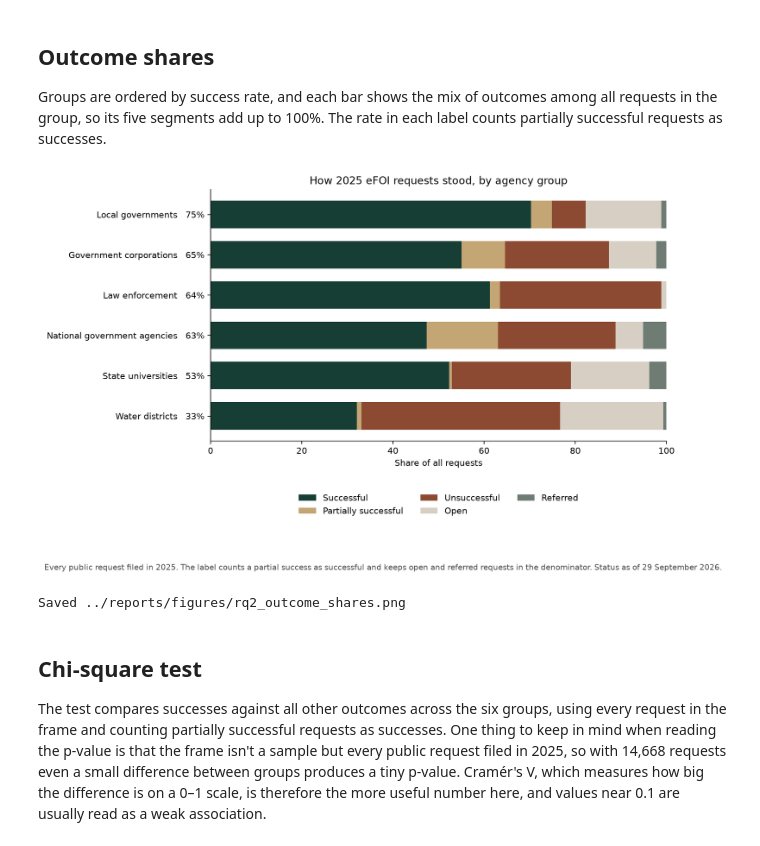
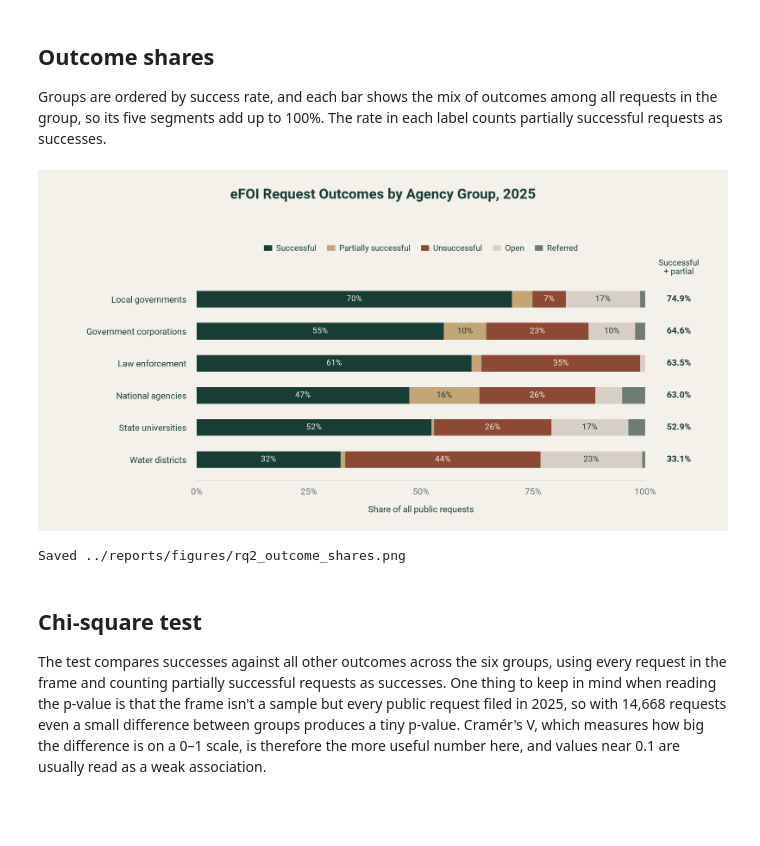
Before and after one commit to hugvan/cs132-project, a Jupyter notebook: notebooks/03_outcomes.ipynb, the cells around one changed output. Saved outputs shown, nothing was run; the diff lists cells and outputs as text; code cells hidden in the pictures; blank space fills up the shorter version.

```diff
--- a/notebooks/03_outcomes.ipynb
+++ b/notebooks/03_outcomes.ipynb
@@ -98,66 +98,19 @@ Requests in the frame: 14,668
 
 Groups are ordered by success rate, and each bar shows the mix of outcomes among all requests in the group, so its five segments add up to 100%. The rate in each label counts partially successful requests as successes.
 # %%
-plot_order = summary.sort_values("success_rate", ascending=True).index.tolist()
-plot_labels = [
-    f"{LABELS[group]}   {summary.loc[group, 'success_rate']:.0%}"
-    for group in plot_order
-]
-ink = "#173e35"
-sand = "#c4a574"
-accent = "#8c4a32"
-open_color = "#d7cfc3"
-referred_color = "#6e7c74"
-segment_colors = {
-    "successful": ink,
-    "partially successful": sand,
-    "unsuccessful": accent,
-    "open": open_color,
-    "referred": referred_color,
-}
-segment_labels = {
-    "successful": "Successful",
-    "partially successful": "Partially successful",
-    "unsuccessful": "Unsuccessful",
-    "open": "Open",
-    "referred": "Referred",
-}
+from plot_style import outcome_shares, speed_success
 
-fig, ax = plt.subplots(figsize=(10.2, 5.6), constrained_layout=True)
-left = np.zeros(len(plot_order))
-for outcome in OUTCOME_ORDER:
-    segment = shares.loc[plot_order, outcome].to_numpy() * 100
-    ax.barh(
-        plot_labels,
-        segment,
-        left=left,
-        color=segment_colors[outcome],
-        height=0.68,
-        label=segment_labels[outcome],
-    )
-    left = left + segment
-ax.set_xlim(0, 100)
-ax.set_xlabel("Share of all requests")
-ax.set_title("How 2025 eFOI requests stood, by agency group")
-ax.spines[["top", "right"]].set_visible(False)
-ax.legend(frameon=False, loc="upper center", ncol=3, bbox_to_anchor=(0.5, -0.18))
-fig.text(
-    0,
-    -0.14,
-    "Every public request filed in 2025. The label counts a partial success as successful and keeps open and referred requests in the denominator. Status as of 29 September 2026.",
-    fontsize=9,
-    color="#4a4a4a",
-)
+fig = outcome_shares(shares, summary)
 
 fig_dir = ROOT / "reports" / "figures"
 fig_dir.mkdir(parents=True, exist_ok=True)
 share_path = fig_dir / "rq2_outcome_shares.png"
-fig.savefig(share_path, dpi=160, bbox_inches="tight")
+fig.savefig(share_path, dpi=180)
 plt.close(fig)
 display(Image(filename=str(share_path)))
 print(f"Saved {share_path.as_posix()}")
 # %% [output]
-[figure, old version]
+[figure, new version]
 Saved ../reports/figures/rq2_outcome_shares.png
 # %% [markdown]
 ## Chi-square test
```
Also changed, not shown: parts of 1 cell of this notebook, 7 other files.
